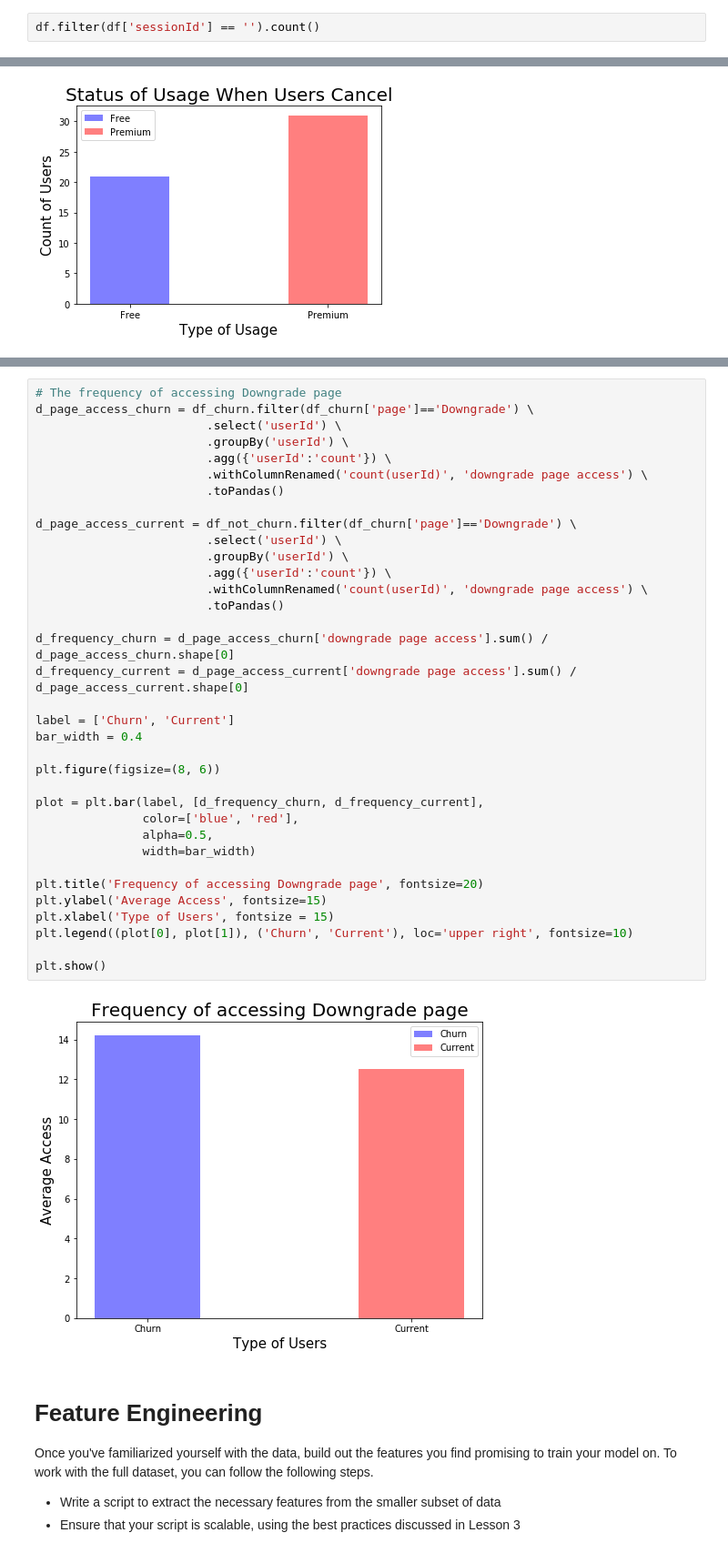
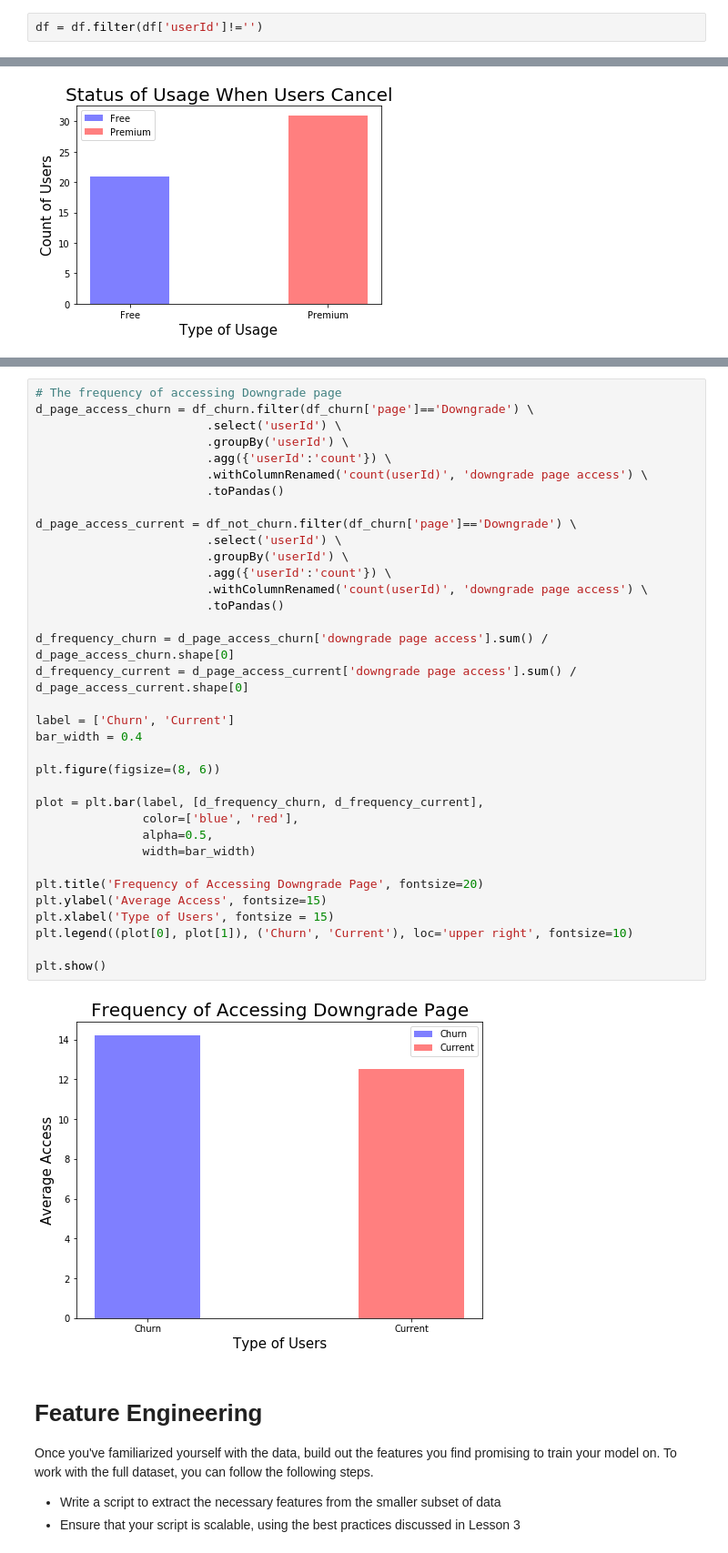
Before and after one commit to SeongbinLim94/sparkify-churn-prediction, a Jupyter notebook: code-preparation/Sparkify.ipynb, the cells around one changed output, grey strips where cells are left out. Shown: that part at 91% size. Drawn from its saved outputs; the diff is of its cells as text.

```diff
--- a/code-preparation/Sparkify.ipynb
+++ b/code-preparation/Sparkify.ipynb
@@ -63,4 +64,4 @@ df.filter(df['userId'] == '').count()
 # %% [output]
 8346
 # %%
-df.filter(df['sessionId'] == '').count()
+df = df.filter(df['userId']!='')
@@ -385,35 +383,35 @@ d_page_access_churn = df_churn.filter(df_churn['page']=='Downgrade') \
                         .agg({'userId':'count'}) \
                         .withColumnRenamed('count(userId)', 'downgrade page access') \
                         .toPandas()
 
 d_page_access_current = df_not_churn.filter(df_churn['page']=='Downgrade') \
                         .select('userId') \
                         .groupBy('userId') \
                         .agg({'userId':'count'}) \
                         .withColumnRenamed('count(userId)', 'downgrade page access') \
                         .toPandas()
 
 d_frequency_churn = d_page_access_churn['downgrade page access'].sum() / d_page_access_churn.shape[0]
 d_frequency_current = d_page_access_current['downgrade page access'].sum() / d_page_access_current.shape[0]
 
 label = ['Churn', 'Current']
 bar_width = 0.4
 
 plt.figure(figsize=(8, 6))
 
 plot = plt.bar(label, [d_frequency_churn, d_frequency_current],
                color=['blue', 'red'],
                alpha=0.5,
                width=bar_width)
 
-plt.title('Frequency of accessing Downgrade page', fontsize=20)
+plt.title('Frequency of Accessing Downgrade Page', fontsize=20)
 plt.ylabel('Average Access', fontsize=15)
 plt.xlabel('Type of Users', fontsize = 15)
 plt.legend((plot[0], plot[1]), ('Churn', 'Current'), loc='upper right', fontsize=10)
 
 plt.show()
 # %% [output]
-[figure, old version]
+[figure, new version]
 # %% [markdown]
 # Feature Engineering
 Once you've familiarized yourself with the data, build out the features you find promising to train your model on. To work with the full dataset, you can follow the following steps.
```
Also changed, not shown: parts of 15 cells of this notebook.
